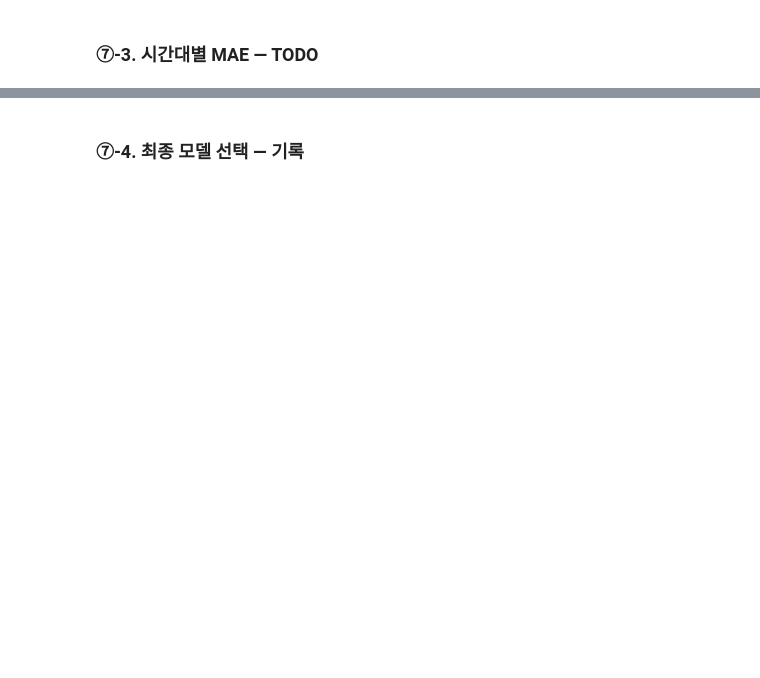
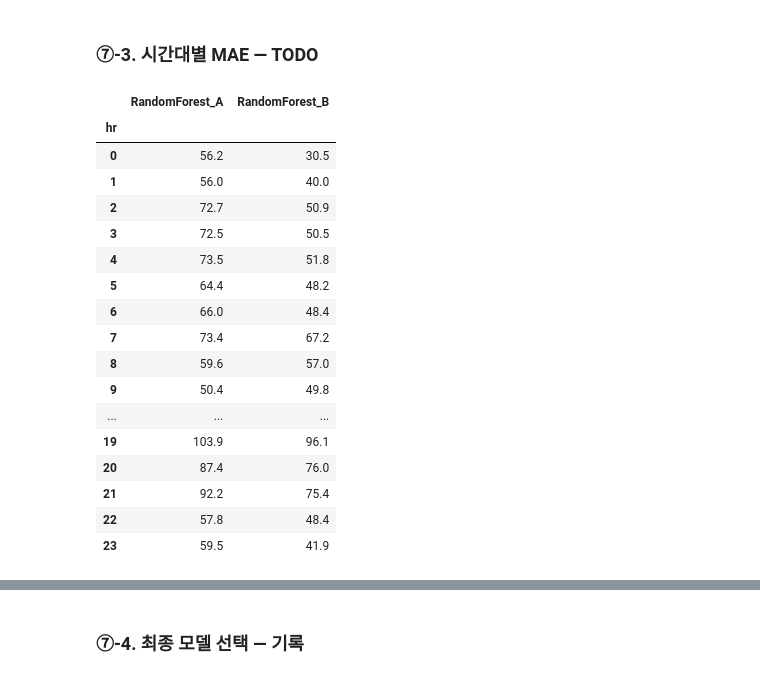
Before and after one commit to djdjwoqve-boop/ai-mini-projects, a Jupyter notebook: mini-project-01/code/01_regression_bike_demand.ipynb, the cells around one changed output, grey strips where cells are left out. Saved outputs shown, nothing was run; the diff lists cells and outputs as text; code cells hidden in the pictures; blank space fills up the shorter version.

```diff
--- a/mini-project-01/code/01_regression_bike_demand.ipynb
+++ b/mini-project-01/code/01_regression_bike_demand.ipynb
@@ -727,11 +807,33 @@ plt.show()
 # %%
 # [공통] 시간대별 오류 DataFrame
 hourly_mae = pd.DataFrame(index=range(24))
 hourly_mae.index.name = "hr"
 
 for name in candidates:
     # TODO 7-4. 모델별 절대오차와 시간대별 평균 절대오차를 계산합니다.
-    abs_err = ...
-    hourly_mae[name] = ...
+    abs_err = pred_df[f"resid_{name}"].abs()
+    hourly_mae[name] = (
+        abs_err.groupby(pred_df["hr"]).mean()
+    )
+
 
 display(hourly_mae.round(1))
+# %% [output]
+|  | RandomForest_A | RandomForest_B |
+| hr |  |  |
+| 0 | 56.2 | 30.5 |
+| 1 | 56.0 | 40.0 |
+| 2 | 72.7 | 50.9 |
+| 3 | 72.5 | 50.5 |
+| 4 | 73.5 | 51.8 |
+| 5 | 64.4 | 48.2 |
+| 6 | 66.0 | 48.4 |
+| 7 | 73.4 | 67.2 |
+| 8 | 59.6 | 57.0 |
+| 9 | 50.4 | 49.8 |
+| ... | ... | ... |
+| 19 | 103.9 | 96.1 |
+| 20 | 87.4 | 76.0 |
+| 21 | 92.2 | 75.4 |
+| 22 | 57.8 | 48.4 |
+| 23 | 59.5 | 41.9 |
```
Also changed, not shown: parts of 17 cells of this notebook.
